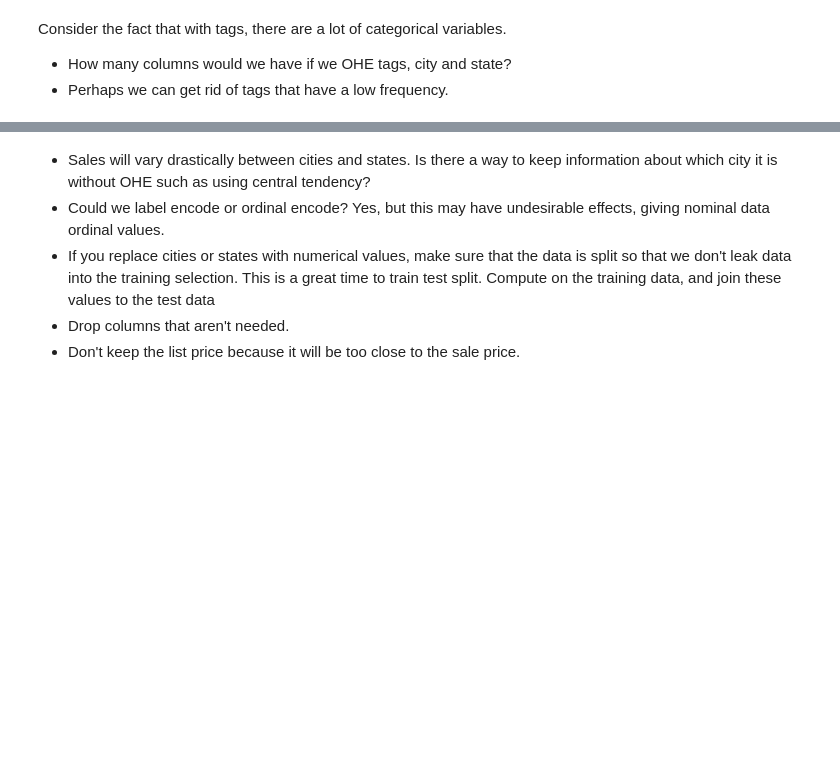
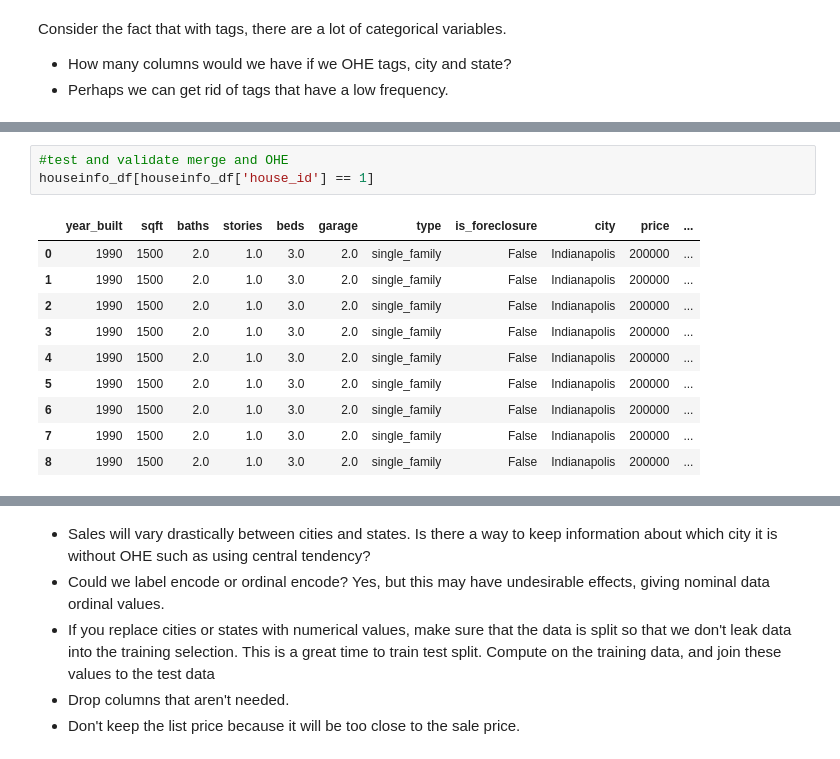
Before and after one commit to imarri01/SupervisedLearning_ML, a Jupyter notebook: notebooks/1 - EDA.ipynb, the cells around one changed output, grey strips where cells are left out. Cells and saved outputs as stored; diff of their text form; blank space fills up the shorter version.

```diff
--- a/notebooks/1 - EDA.ipynb
+++ b/notebooks/1 - EDA.ipynb
@@ -453,0 +451,14 @@ ohe_houseinfo_df
+# %%
+#test and validate merge and OHE
+houseinfo_df[houseinfo_df['house_id'] == 1]
+# %% [output]
+|  | year_built | sqft | baths | stories | beds | garage | type | is_foreclosure | city | price | ... |
+| 0 | 1990 | 1500 | 2.0 | 1.0 | 3.0 | 2.0 | single_family | False | Indianapolis | 200000 | ... |
+| 1 | 1990 | 1500 | 2.0 | 1.0 | 3.0 | 2.0 | single_family | False | Indianapolis | 200000 | ... |
+| 2 | 1990 | 1500 | 2.0 | 1.0 | 3.0 | 2.0 | single_family | False | Indianapolis | 200000 | ... |
+| 3 | 1990 | 1500 | 2.0 | 1.0 | 3.0 | 2.0 | single_family | False | Indianapolis | 200000 | ... |
+| 4 | 1990 | 1500 | 2.0 | 1.0 | 3.0 | 2.0 | single_family | False | Indianapolis | 200000 | ... |
+| 5 | 1990 | 1500 | 2.0 | 1.0 | 3.0 | 2.0 | single_family | False | Indianapolis | 200000 | ... |
+| 6 | 1990 | 1500 | 2.0 | 1.0 | 3.0 | 2.0 | single_family | False | Indianapolis | 200000 | ... |
+| 7 | 1990 | 1500 | 2.0 | 1.0 | 3.0 | 2.0 | single_family | False | Indianapolis | 200000 | ... |
+| 8 | 1990 | 1500 | 2.0 | 1.0 | 3.0 | 2.0 | single_family | False | Indianapolis | 200000 | ... |
```
Also changed, not shown: parts of 8 cells of this notebook, 1 other file.
